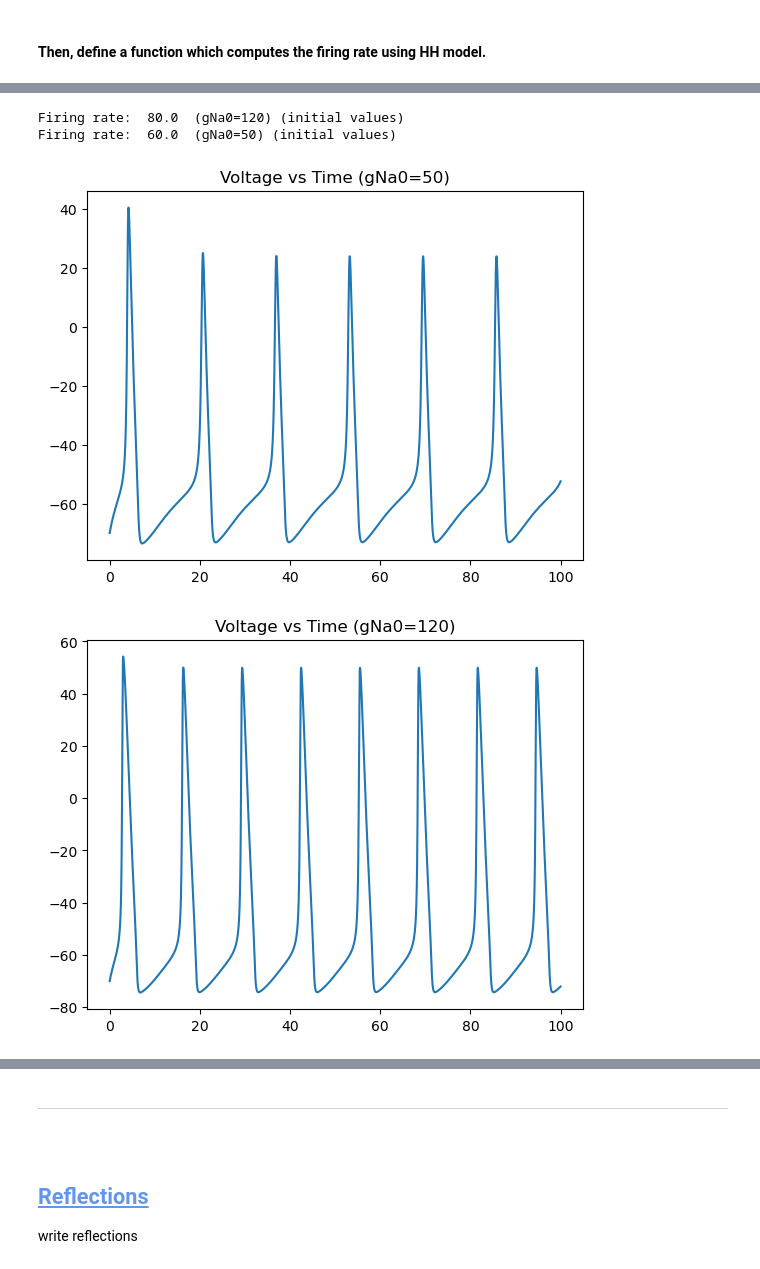
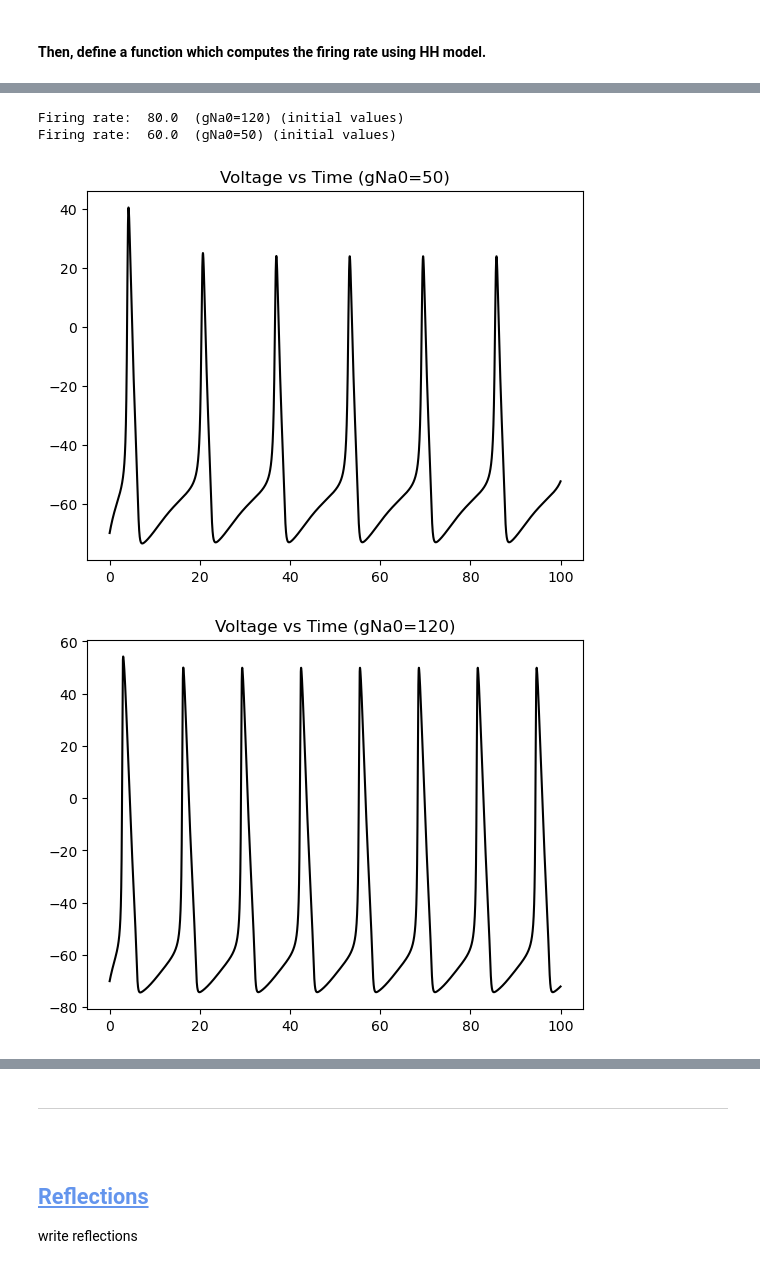
Before and after one commit to brittahn/CASMA665, a Jupyter notebook: Homeworks/AhnB_HW2-HH_CASMA665_F2024.ipynb, the cells around one changed output, grey strips where cells are left out. Cells and saved outputs as stored; diff of their text form; code cells hidden in the pictures.

```diff
--- a/Homeworks/AhnB_HW2-HH_CASMA665_F2024.ipynb
+++ b/Homeworks/AhnB_HW2-HH_CASMA665_F2024.ipynb
@@ -461,25 +475,25 @@ ___
 # %%
 # Call HH_firingrate(I0,T0,gK0_i,gNa0_i) function
 # Increase gNa0 from 50 to 120.
 
 frate_gNa0_50,t_gNa0_50,V_gNa0_50 = HH_firingrate(5,100,15,50)
 
 print("Firing rate: ", frate_i, " (gNa0=120) (initial values)")
 print("Firing rate: ", frate_gNa0_50, " (gNa0=50) (initial values)")
 
 # Plot voltage vs time
 plt.figure()
 plt.title("Voltage vs Time (gNa0=50)")
-plt.plot(t_gNa0_50,V_gNa0_50)
+plt.plot(t_gNa0_50,V_gNa0_50, 'black')
 plt.show()
 
 plt.figure()
 plt.title("Voltage vs Time (gNa0=120)")
-plt.plot(t_i,V_i)
+plt.plot(t_i,V_i, 'black')
 plt.show()
 # %% [output]
 Firing rate:  80.0  (gNa0=120) (initial values)
 Firing rate:  60.0  (gNa0=50) (initial values)
-[figure, old version]
+[figure, new version]
-[figure, old version]
+[figure, new version]
 # %% [markdown]
```
Also changed, not shown: parts of 14 cells of this notebook.
